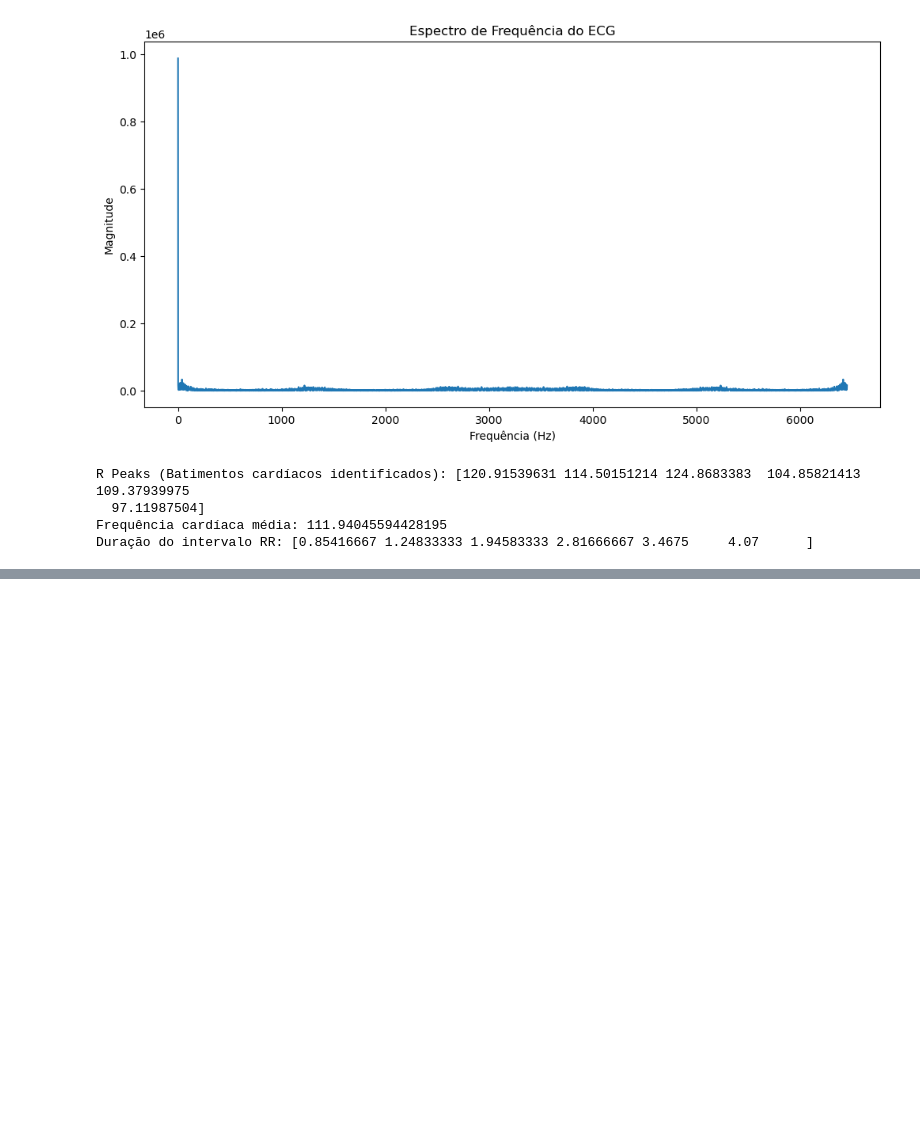
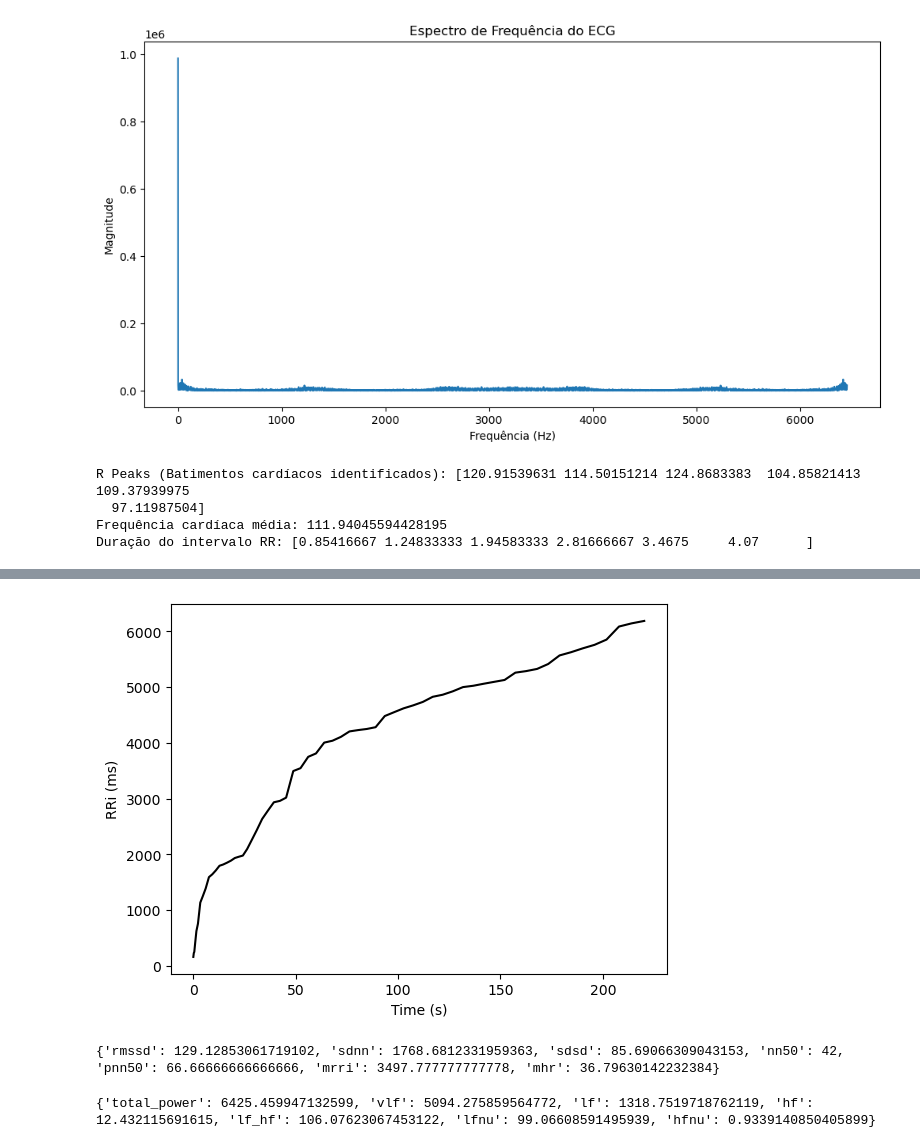
Before and after one commit to eltonsarmanho/AnaliseECG, a Jupyter notebook: AnaliseDadosECG.ipynb, the cells around one changed output, grey strips where cells are left out. Drawn from its saved outputs; the diff is of its cells as text; code cells hidden in the pictures; blank space fills up the shorter version.

```diff
--- a/AnaliseDadosECG.ipynb
+++ b/AnaliseDadosECG.ipynb
@@ -168,0 +224,20 @@ Frequência Cardíaca (BPM): [120.91539631 114.50151214 124.8683383  104.8582141
+# %%
+fig, ax = rri.plot(color='k')
+# %% [output]
+[figure, added]
+# %%
+results = time_domain(rri)
+print(results)
+# %% [output]
+{'rmssd': 129.12853061719102, 'sdnn': 1768.6812331959363, 'sdsd': 85.69066309043153, 'nn50': 42, 'pnn50': 66.66666666666666, 'mrri': 3497.777777777778, 'mhr': 36.79630142232384}
+# %%
+results = frequency_domain(
+    rri=rri,
+    fs=4.0,
+    method='welch',
+    interp_method='cubic',
+    detrend='linear'
+)
+print(results)
+# %% [output]
+{'total_power': 6425.459947132599, 'vlf': 5094.275859564772, 'lf': 1318.7519718762119, 'hf': 12.432115691615, 'lf_hf': 106.07623067453122, 'lfnu': 99.06608591495939, 'hfnu': 0.9339140850405899}
```
Also changed, not shown: parts of 8 cells of this notebook.
